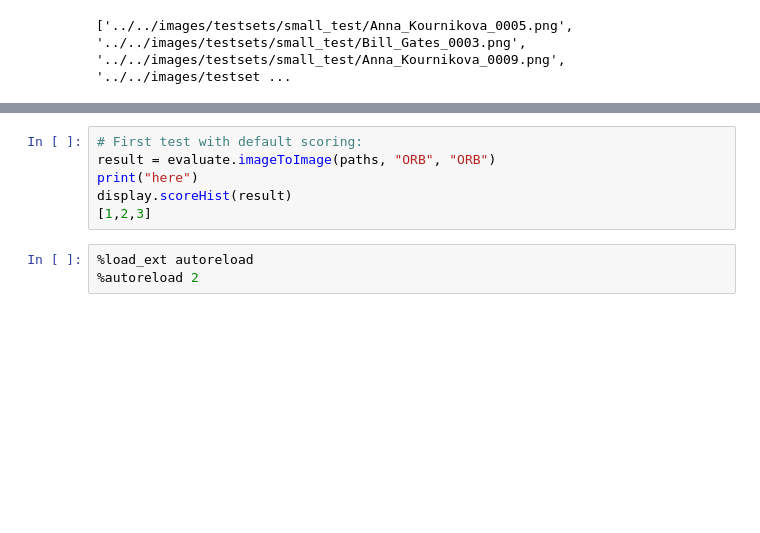
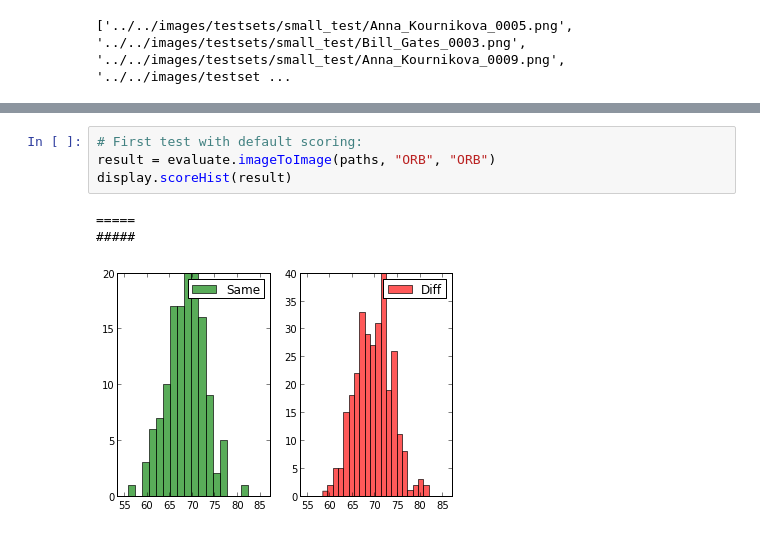
Before and after one commit to arnfred/Mirror-Match, a Jupyter notebook: code/descriptors/OpenCV-Evaluate.ipynb, the cells around one changed output, grey strips where cells are left out. Cells and saved outputs as stored; diff of their text form; blank space fills up the shorter version.

```diff
--- a/code/descriptors/OpenCV-Evaluate.ipynb
+++ b/code/descriptors/OpenCV-Evaluate.ipynb
@@ -16,9 +30,8 @@ print(paths)
 # %%
 # First test with default scoring:
 result = evaluate.imageToImage(paths, "ORB", "ORB")
-print("here")
 display.scoreHist(result)
-[1,2,3]
+# %% [output]
+=====
+#####
+[figure, added]
-# %%
-%load_ext autoreload
-%autoreload 2
```
Also changed, not shown: parts of 5 cells of this notebook, 4 other files.
